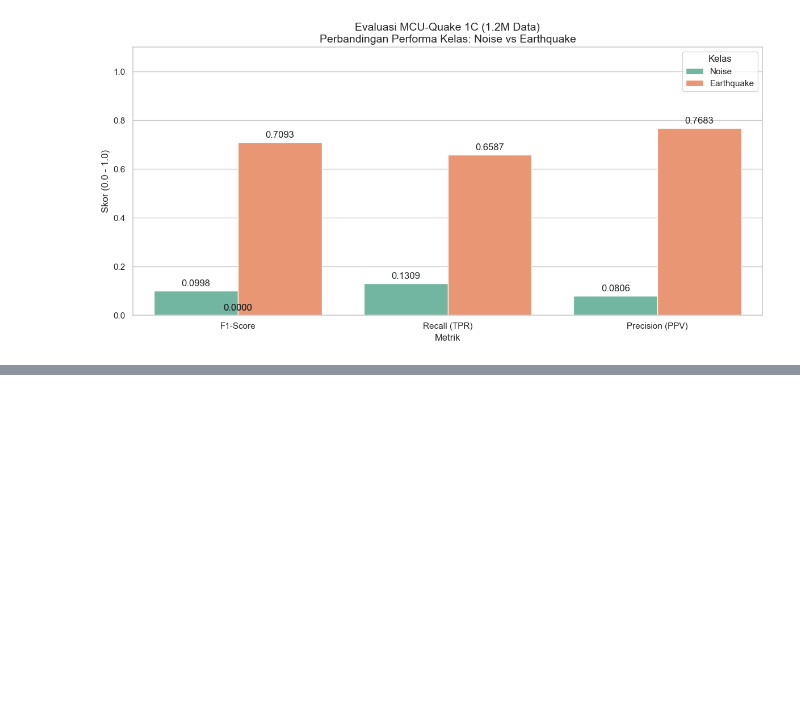
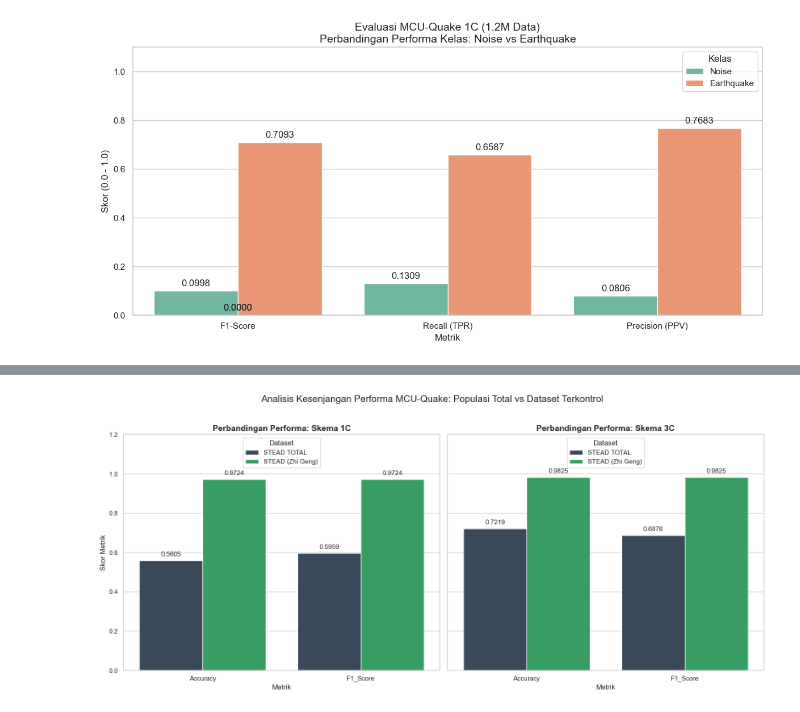
Before and after one commit to verykurniabakti/seismiccode, a Jupyter notebook: mcu_quake/code_gen_trying/cek_ricek.ipynb, the cells around one changed output, grey strips where cells are left out. Cells and saved outputs as stored; diff of their text form; code cells hidden in the pictures; blank space fills up the shorter version.

```diff
--- a/mcu_quake/code_gen_trying/cek_ricek.ipynb
+++ b/mcu_quake/code_gen_trying/cek_ricek.ipynb
@@ -527,0 +589,72 @@ visualisasi_performa_per_kelas(path_1c, judul="Evaluasi MCU-Quake 1C (1.2M Data)
+# %%
+import pandas as pd
+import matplotlib.pyplot as plt
+import seaborn as sns
+import json
+import glob
+import os
+
+def buat_grafik_terpisah_1c_3c(paths):
+    all_data = []
+
+    # 1. Ekstraksi Data
+    for label_data, label_skema, folder_path in paths:
+        files = glob.glob(os.path.join(folder_path, "*.json"))
+        if files:
+            latest_file = max(files, key=os.path.getmtime)
+            with open(latest_file, 'r') as f:
+                d = json.load(f)
+                all_data.append({
+                    "Kategori": label_data,
+                    "Skema": label_skema,
+                    "Accuracy": d.get("Accuracy (avg.)"),
+                    "F1_Score": d.get("F1-score (avg.)")
+                })
+
+    df = pd.DataFrame(all_data)
+    df_plot = df.melt(id_vars=["Kategori", "Skema"], var_name="Metrik", value_name="Nilai")
+
+    # 2. Setup Plotting (2 Kolom: 1C dan 3C)
+    fig, axes = plt.subplots(1, 2, figsize=(16, 7), sharey=True)
+    sns.set_theme(style="whitegrid")
+
+    skemas = ["1C", "3C"]
+    colors = ["#34495e", "#27ae60"] # Biru Tua untuk Total, Hijau untuk Zhi Geng
+
+    for i, skema in enumerate(skemas):
+        # Filter data berdasarkan skema (1C atau 3C)
+        subset = df_plot[df_plot["Skema"] == skema]
+
+        ax = sns.barplot(data=subset, x="Metrik", y="Nilai", hue="Kategori",
+                         palette=colors, ax=axes[i])
+
+        axes[i].set_title(f"Perbandingan Performa: Skema {skema}", fontsize=14, fontweight='bold')
+        axes[i].set_ylim(0, 1.2)
+        axes[i].set_ylabel("Skor Metrik" if i == 0 else "")
+        axes[i].legend(title="Dataset", loc='upper center')
+
+        # Tambahkan label angka di atas batang
+        for p in ax.patches:
+            height = p.get_height()
+            if height > 0:
+                ax.annotate(f'{height:.4f}',
+                            (p.get_x() + p.get_width() / 2., height),
+                            ha='center', va='center', fontsize=11,
+                            xytext=(0, 10), textcoords='offset points')
+
+    plt.suptitle("Analisis Kesenjangan Performa MCU-Quake: Populasi Total vs Dataset Terkontrol",
+                 fontsize=16, y=1.02)
+    plt.tight_layout()
+    plt.show()
+
+# --- KONFIGURASI PATH ---
+daftar_path = [
+    ("STEAD TOTAL", "1C", '/Volumes/Extreme SSD/mcu_quake_big_stead_output_1c'),
+    ("STEAD TOTAL", "3C", '/Volumes/Extreme SSD/mcu_quake_bis_stead_output_3c'),
+    ("STEAD (Zhi Geng)", "1C", '/Volumes/Extreme SSD/mcu_quake_output_replikasi_demo/MCU_5-20_STEAD_Global_1C_28060416'),
+    ("STEAD (Zhi Geng)", "3C", '/Volumes/Extreme SSD/mcu_quake_output_replikasi_demo/MCU_5-20_STEAD_Global_28055707')
+]
+
+buat_grafik_terpisah_1c_3c(daftar_path)
+# %% [output]
+[figure, added]
```
Also changed, not shown: parts of 2 cells of this notebook.
